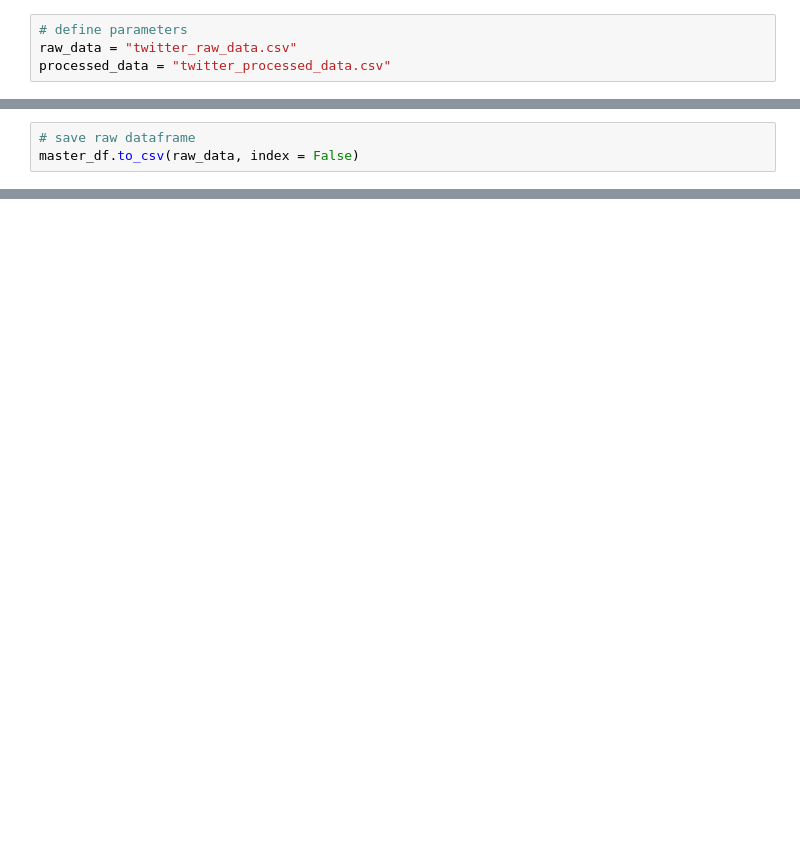
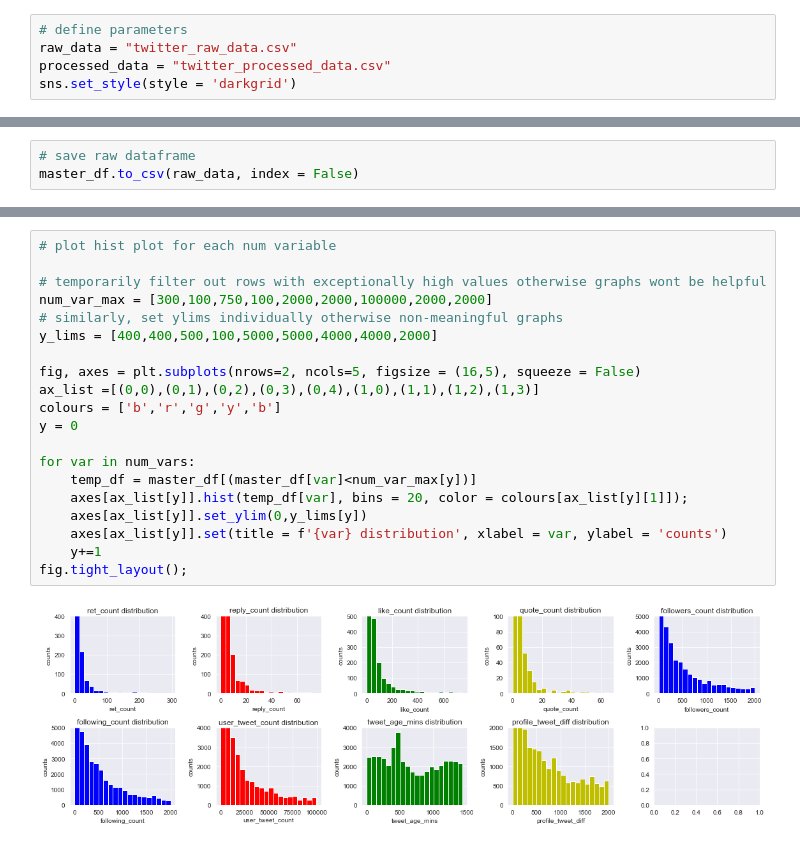
Before and after one commit to alexfarquharson/tn21887_EMATM0048, a Jupyter notebook: Data_analytics/Tweepy_work.ipynb, the cells around one changed output, grey strips where cells are left out. Drawn from its saved outputs; the diff is of its cells as text; blank space fills up the shorter version.

```diff
--- a/Data_analytics/Tweepy_work.ipynb
+++ b/Data_analytics/Tweepy_work.ipynb
@@ -11,3 +13,4 @@ import seaborn as sns
 # define parameters
 raw_data = "twitter_raw_data.csv"
 processed_data = "twitter_processed_data.csv"
+sns.set_style(style = 'darkgrid')
@@ -298,0 +532,22 @@ str(master_df['tweet_id']) + "-" + str(master_df['author_id'])
+# %%
+# plot hist plot for each num variable
+
+# temporarily filter out rows with exceptionally high values otherwise graphs wont be helpful
+num_var_max = [300,100,750,100,2000,2000,100000,2000,2000]
+# similarly, set ylims individually otherwise non-meaningful graphs
+y_lims = [400,400,500,100,5000,5000,4000,4000,2000]
+
+fig, axes = plt.subplots(nrows=2, ncols=5, figsize = (16,5), squeeze = False)
+ax_list =[(0,0),(0,1),(0,2),(0,3),(0,4),(1,0),(1,1),(1,2),(1,3)]
+colours = ['b','r','g','y','b']
+y = 0
+
+for var in num_vars:
+    temp_df = master_df[(master_df[var]<num_var_max[y])]
+    axes[ax_list[y]].hist(temp_df[var], bins = 20, color = colours[ax_list[y][1]]);
+    axes[ax_list[y]].set_ylim(0,y_lims[y])
+    axes[ax_list[y]].set(title = f'{var} distribution', xlabel = var, ylabel = 'counts')
+    y+=1
+fig.tight_layout();
+# %% [output]
+[figure, added]
```
Also changed, not shown: parts of 100 cells of this notebook, 1 other file.
